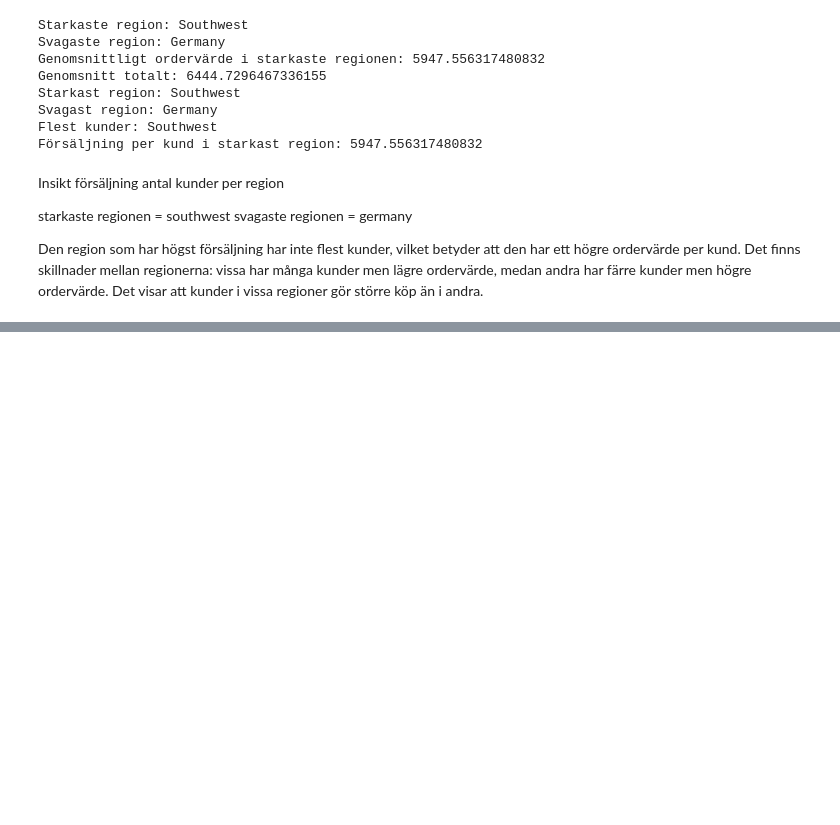
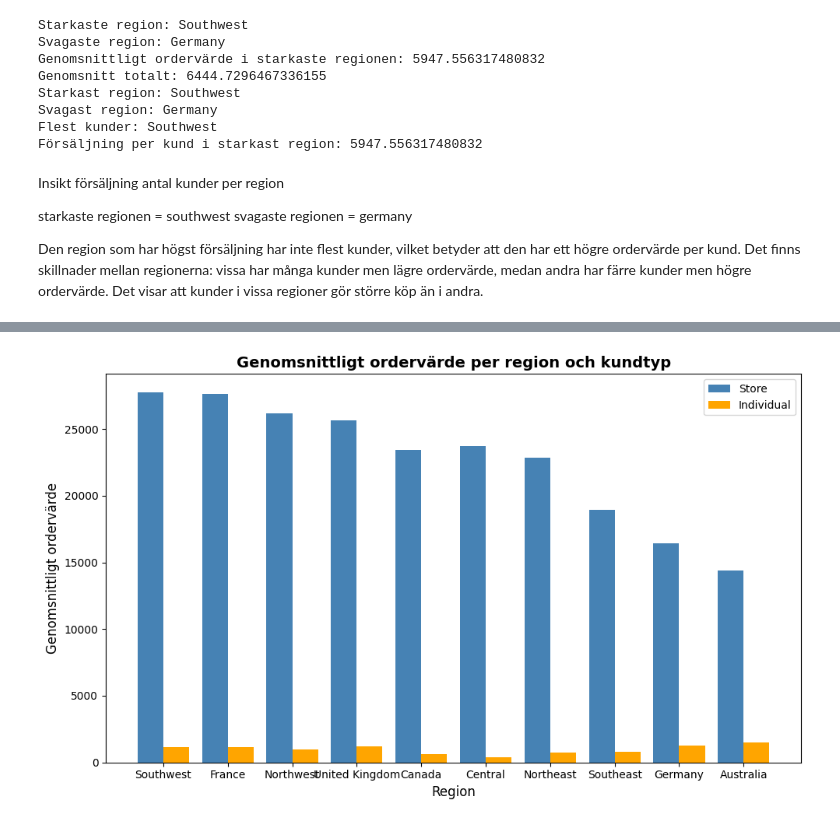
Before and after one commit to Henri1979/AdventureWorksAnalys, a Jupyter notebook: notebooks/analys.ipynb, the cells around one changed output, grey strips where cells are left out. Saved outputs shown, nothing was run; the diff lists cells and outputs as text; code cells hidden in the pictures; blank space fills up the shorter version.

Commit message:
visualsering 7

```diff
--- a/notebooks/analys.ipynb
+++ b/notebooks/analys.ipynb
@@ -472,0 +497,78 @@ Det visar att kunder i vissa regioner gör större köp än i andra.
+# %%
+query_vis7 = """
+SELECT
+    st.Name AS Region,
+    CASE
+        WHEN s.BusinessEntityID IS NULL THEN 'Individual'
+        ELSE 'Store'
+    END AS CustomerType,
+    SUM(soh.TotalDue) / COUNT(soh.SalesOrderID) AS AvgOrderValue
+FROM Sales.SalesTerritory st
+JOIN Sales.SalesOrderHeader soh
+    ON st.TerritoryID = soh.TerritoryID
+JOIN Sales.Customer c
+    ON soh.CustomerID = c.CustomerID
+LEFT JOIN Sales.Store s
+    ON c.StoreID = s.BusinessEntityID
+GROUP BY st.Name,
+         CASE
+             WHEN s.BusinessEntityID IS NULL THEN 'Individual'
+             ELSE 'Store'
+         END
+ORDER BY AvgOrderValue DESC
+"""
+df_vis7 = query_df(query_vis7)
+df_vis7
+
+region_order = (
+    df_vis7.groupby("Region")["AvgOrderValue"]
+    .mean()
+    .sort_values(ascending=False)
+    .index
+)
+
+df_vis7["Region"] = pd.Categorical(df_vis7["Region"], categories=region_order, ordered=True)
+df_vis7 = df_vis7.sort_values("Region")
+df_vis7
+
+
+
+regions = df_vis7["Region"].unique()
+
+store_vals = df_vis7[df_vis7["CustomerType"] == "Store"]["AvgOrderValue"]
+ind_vals = df_vis7[df_vis7["CustomerType"] == "Individual"]["AvgOrderValue"]
+
+x = np.arange(len(regions))
+bar_width = 0.4
+
+fig, ax = plt.subplots(figsize=(10,6))
+
+ax.bar(x - bar_width/2, store_vals, width=bar_width, color="steelblue", label="Store")
+ax.bar(x + bar_width/2, ind_vals, width=bar_width, color="orange", label="Individual")
+
+ax.set_xlabel("Region", fontsize=12)
+ax.set_ylabel("Genomsnittligt ordervärde", fontsize=12)
+ax.set_title("Genomsnittligt ordervärde per region och kundtyp", fontsize=14, fontweight="bold")
+
+ax.set_xticks(x)
+ax.set_xticklabels(regions)
+
+ax.legend()
+plt.tight_layout()
+plt.show()
+
+
+
+highest = df_vis7.loc[df_vis7["AvgOrderValue"].idxmax()]
+lowest = df_vis7.loc[df_vis7["AvgOrderValue"].idxmin()]
+
+
+avg_store = df_vis7[df_vis7["CustomerType"]=="Store"]["AvgOrderValue"].mean()
+avg_ind = df_vis7[df_vis7["CustomerType"]=="Individual"]["AvgOrderValue"].mean()
+
+print("Högst ordervärde:", highest["Region"], highest["CustomerType"], highest["AvgOrderValue"])
+print("Lägst ordervärde:", lowest["Region"], lowest["CustomerType"], lowest["AvgOrderValue"])
+print("Store snitt:", avg_store)
+print("Individual snitt:", avg_ind)
+# %% [output]
+[figure, added]
```
Also changed, not shown: parts of 3 cells of this notebook, 1 other file.
